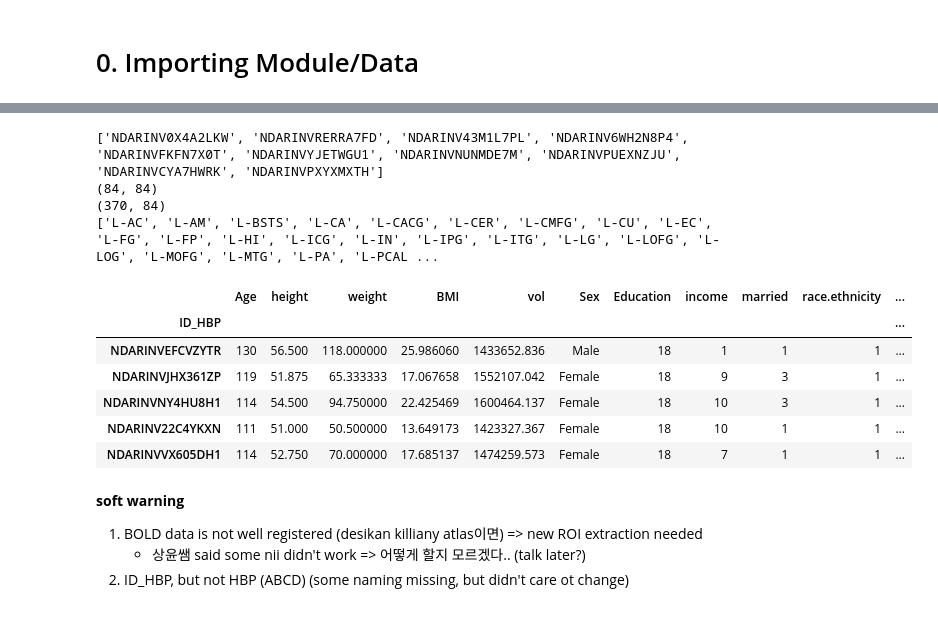
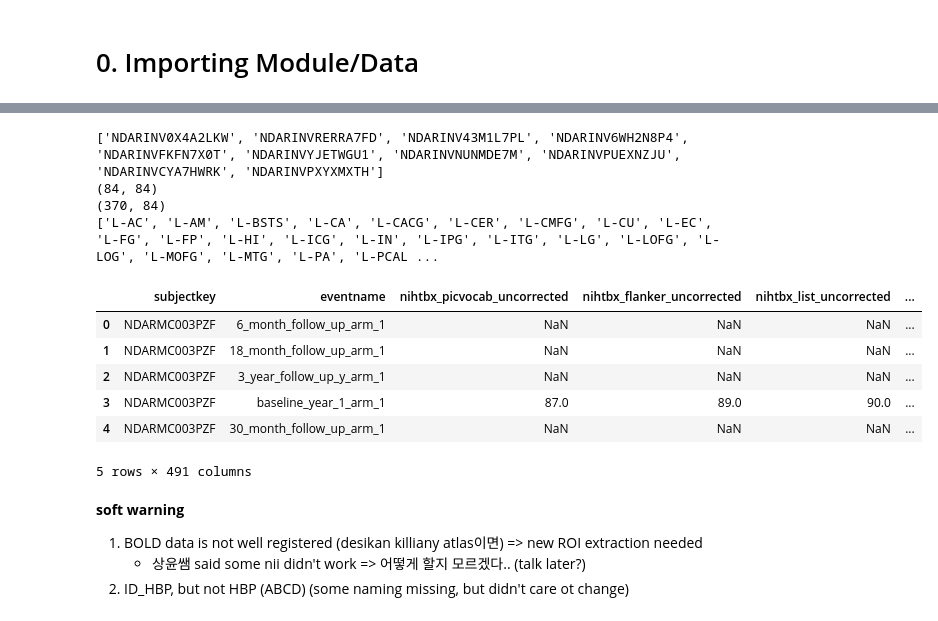
Before and after one commit to Transconnectome/TVB, a Jupyter notebook: Brain_Connectivity/TVB_version.ipynb, the cells around one changed output, grey strips where cells are left out. Saved outputs shown, nothing was run; the diff lists cells and outputs as text; code cells hidden in the pictures.

```diff
--- a/Brain_Connectivity/TVB_version.ipynb
+++ b/Brain_Connectivity/TVB_version.ipynb
@@ -49,6 +50,7 @@ ResourceWarning: Enable tracemalloc to get the object allocation traceback
 data_dir = '/storage/bigdata/ABCD/TVB/data'
 import utils #now imports becasue it looks at the last added sys path
 
-dataset = utils.load_data.ABCDDataset(data_dir)  #이제 된다
+dataset = utils.load_data_ABCD.ABCDDataset(data_dir)  #이제 된다
 subjects = dataset.list_subjects()
-meta_data = utils.load_metadata.metadata(data_dir)
+meta_data = utils.load_data_ABCD.metadata()
+meta_data.total_data
@@ -54,0 +71,3 @@ meta_data = utils.load_metadata.metadata(data_dir)
+# %%
+#demo data
+meta_data.load_demo()
@@ -55,23 +88,23 @@ meta_data = utils.load_metadata.metadata(data_dir)
 # %%
 ##looking at some examples
 sample_sub = subjects[0]
 print(subjects[:10])
 print(dataset.load_sc(sample_sub).shape)   # load SC
 print(dataset.load_bold(sample_sub).shape) # load BOLD
 print(dataset.parcellation_100()) #the node names
-meta_data.head()
+meta_data.total_data.head()
 # %% [output]
 ['NDARINV0X4A2LKW', 'NDARINVRERRA7FD', 'NDARINV43M1L7PL', 'NDARINV6WH2N8P4', 'NDARINVFKFN7X0T', 'NDARINVYJETWGU1', 'NDARINVNUNMDE7M', 'NDARINVPUEXNZJU', 'NDARINVCYA7HWRK', 'NDARINVPXYXMXTH']
 (84, 84)
 (370, 84)
 ['L-AC', 'L-AM', 'L-BSTS', 'L-CA', 'L-CACG', 'L-CER', 'L-CMFG', 'L-CU', 'L-EC', 'L-FG', 'L-FP', 'L-HI', 'L-ICG', 'L-IN', 'L-IPG', 'L-ITG', 'L-LG', 'L-LOFG', 'L-LOG', 'L-MOFG', 'L-MTG', 'L-PA', 'L-PCAL ...
-|  | Age | height | weight | BMI | vol | Sex | Education | income | married | race.ethnicity | ... |
-| ID_HBP |  |  |  |  |  |  |  |  |  |  | ... |
-| NDARINVEFCVZYTR | 130 | 56.500 | 118.000000 | 25.986060 | 1433652.836 | Male | 18 | 1 | 1 | 1 | ... |
-| NDARINVJHX361ZP | 119 | 51.875 | 65.333333 | 17.067658 | 1552107.042 | Female | 18 | 9 | 3 | 1 | ... |
-| NDARINVNY4HU8H1 | 114 | 54.500 | 94.750000 | 22.425469 | 1600464.137 | Female | 18 | 10 | 3 | 1 | ... |
-| NDARINV22C4YKXN | 111 | 51.000 | 50.500000 | 13.649173 | 1423327.367 | Female | 18 | 10 | 1 | 1 | ... |
-| NDARINVVX605DH1 | 114 | 52.750 | 70.000000 | 17.685137 | 1474259.573 | Female | 18 | 7 | 1 | 1 | ... |
+|  | subjectkey | eventname | nihtbx_picvocab_uncorrected | nihtbx_flanker_uncorrected | nihtbx_list_uncorrected | ... |
+| 0 | NDARMC003PZF | 6_month_follow_up_arm_1 | NaN | NaN | NaN | ... |
+| 1 | NDARMC003PZF | 18_month_follow_up_arm_1 | NaN | NaN | NaN | ... |
+| 2 | NDARMC003PZF | 3_year_follow_up_y_arm_1 | NaN | NaN | NaN | ... |
+| 3 | NDARMC003PZF | baseline_year_1_arm_1 | 87.0 | 89.0 | 90.0 | ... |
+| 4 | NDARMC003PZF | 30_month_follow_up_arm_1 | NaN | NaN | NaN | ... |
+5 rows × 491 columns
 # %% [markdown]
 **soft warning**
 1. BOLD data is not well registered (desikan killiany atlas이면) => new ROI extraction needed
```
Also changed, not shown: parts of 23 cells of this notebook, 3 other files.
